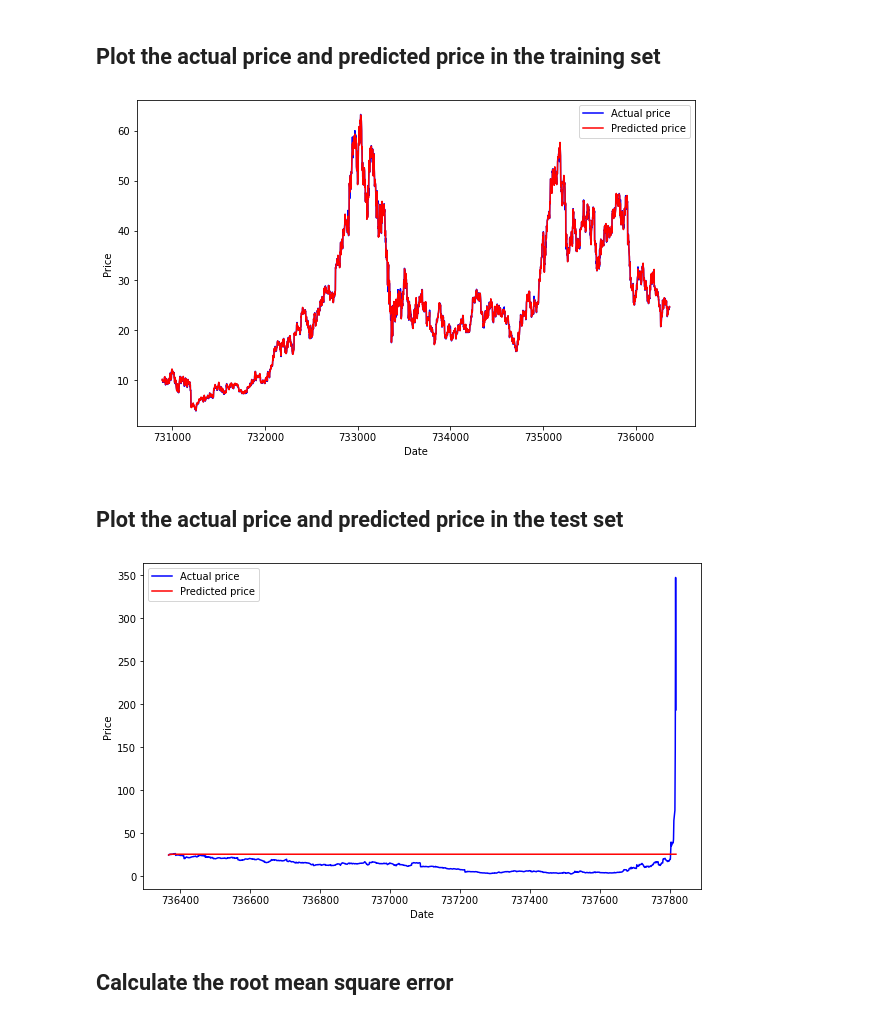
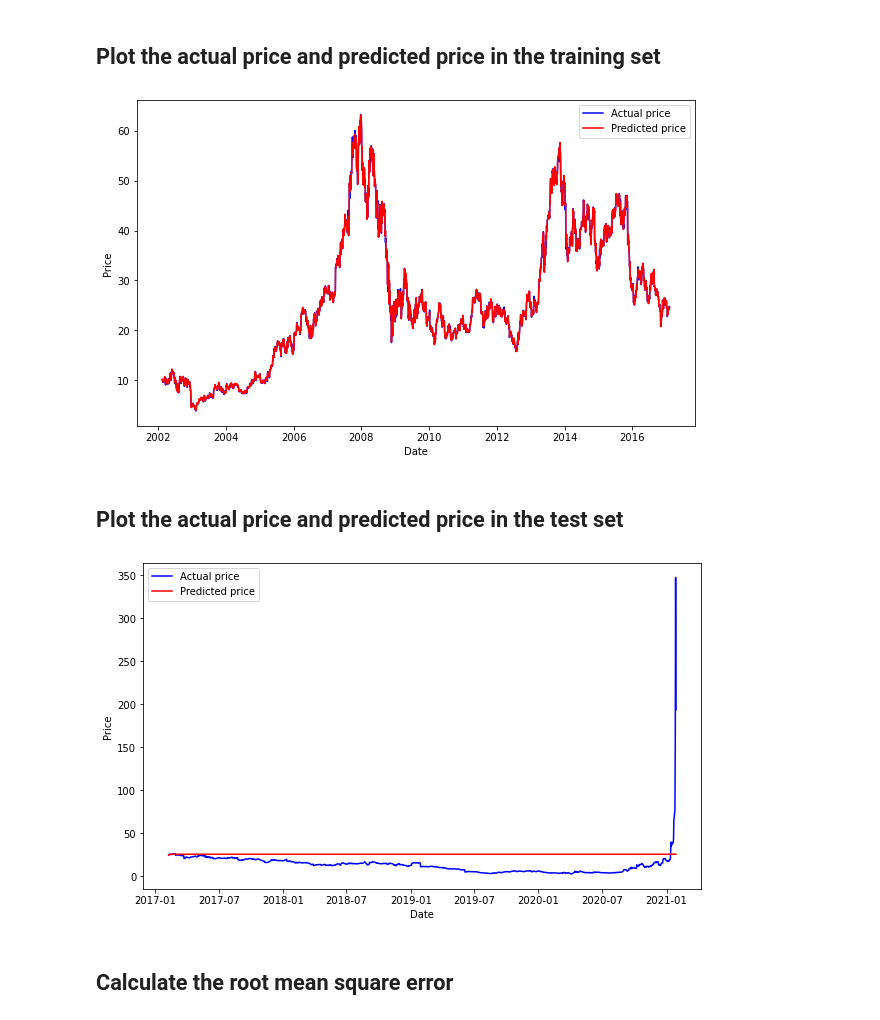
Before and after one commit to zhaoshengEE/Stock_Price_Forecasting, a Jupyter notebook: SVR.ipynb, the cells around one changed output. Cells and saved outputs as stored; diff of their text form; code cells hidden in the pictures.

Commit message:
Fix two plots

```diff
--- a/SVR.ipynb
+++ b/SVR.ipynb
@@ -55,3 +57,6 @@ test_data = df[3773:4773]   # from index 3773 to 4773
+# %%
+org_dates_training =  pd.to_datetime(training_data['date'])
+org_dates_test = pd.to_datetime(test_data['date'])
 # %% [markdown]
 ### Set up the 'date'
 # %%
@@ -96,25 +101,25 @@ joblib.dump(SVR_RBF, "SVR_Model/RBF_model.pkl")
 # %%
 plt.figure(figsize = (10,6))
 plt.plot(training_data_date, training_data_close_price, color= 'blue', label= 'Actual price')
-plt.plot(training_data_date, SVR_RBF.predict(training_data_date), color= 'red', label= 'Predicted price')
+plt.plot(org_dates_training, SVR_RBF.predict(training_data_date), color= 'red', label= 'Predicted price')
 plt.xlabel('Date')
 plt.ylabel('Price')
 plt.legend()
 plt.show()
 # %% [output]
-[figure, old version]
+[figure, new version]
 # %% [markdown]
 ## Plot the actual price and predicted price in the test set
 # %%
 plt.figure(figsize = (10,6))
 plt.plot(test_data_date, test_data_close_price, color= 'blue', label= 'Actual price')
-plt.plot(test_data_date, SVR_RBF.predict(test_data_date), color= 'red', label= 'Predicted price')
+plt.plot(org_dates_test, SVR_RBF.predict(test_data_date), color= 'red', label= 'Predicted price')
 plt.xlabel('Date')
 plt.ylabel('Price')
 plt.legend()
 plt.show()
 # %% [output]
-[figure, old version]
+[figure, new version]
 # %% [markdown]
 ## Calculate the root mean square error
 # %%
```
Also changed, not shown: parts of 1 cell of this notebook.
